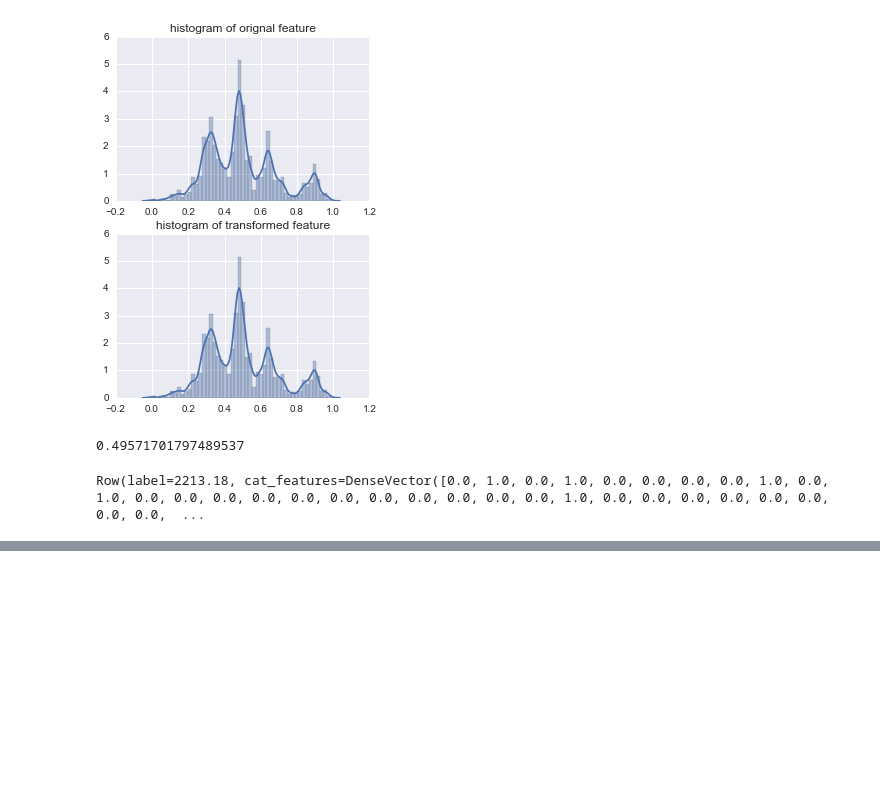
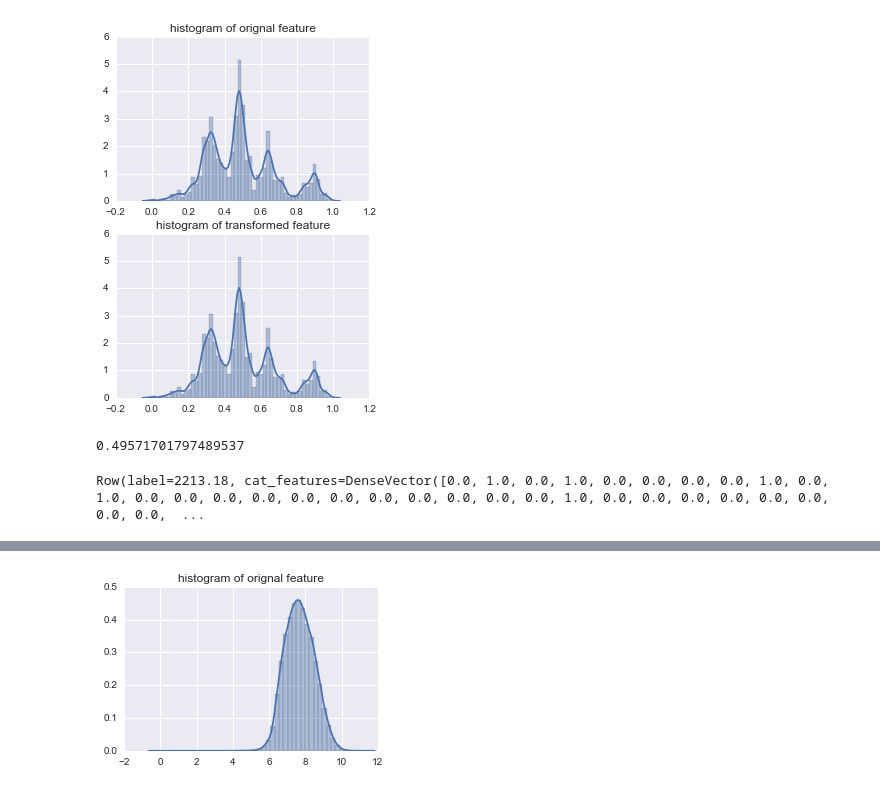
Before and after one commit to tchaton/Kaggle-Challenge, a Jupyter notebook: Allstate/Allstate-claims-severity-competition1.2.ipynb, the cells around one changed output, grey strips where cells are left out. Drawn from its saved outputs; the diff is of its cells as text; code cells hidden in the pictures; blank space fills up the shorter version.

```diff
--- a/Allstate/Allstate-claims-severity-competition1.2.ipynb
+++ b/Allstate/Allstate-claims-severity-competition1.2.ipynb
@@ -391,0 +408,4 @@ Row(label=2213.18, cat_features=DenseVector([0.0, 1.0, 0.0, 1.0, 0.0, 0.0, 0.0,
+# %%
+examine_predictions(train,"label_t")
+# %% [output]
+[figure, added]
```
Also changed, not shown: parts of 27 cells of this notebook.
